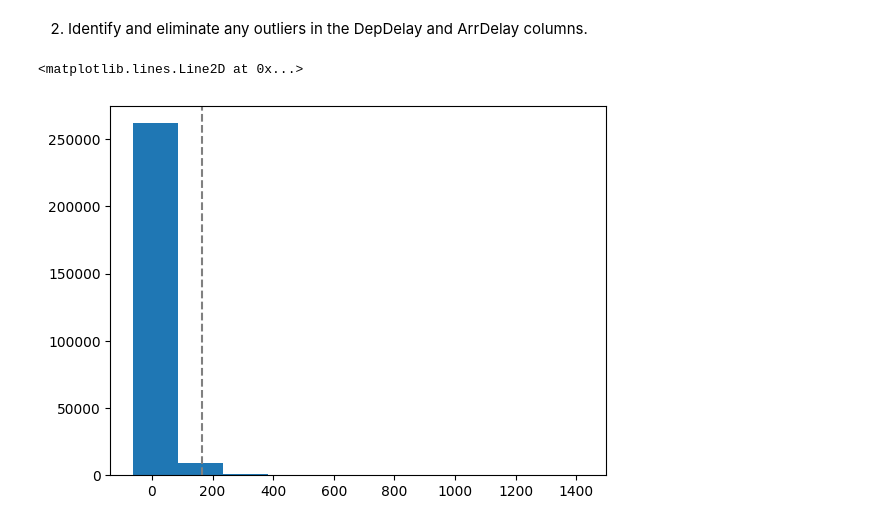
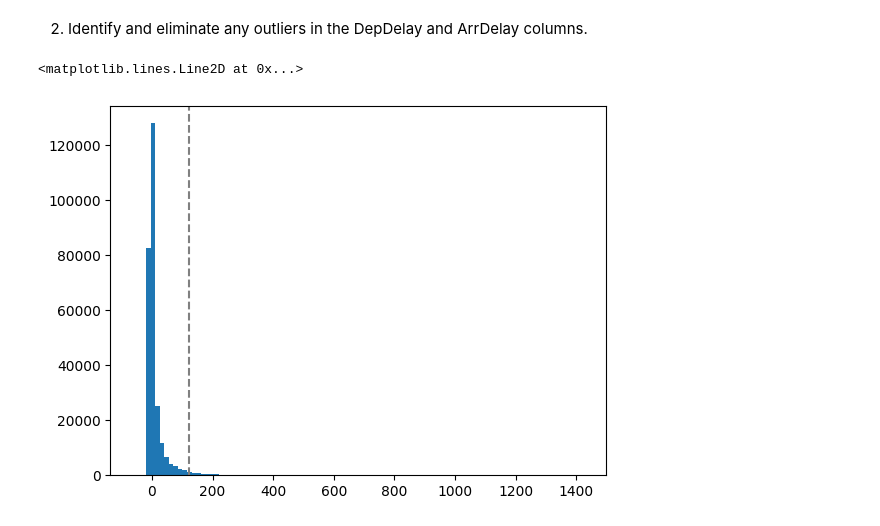
Before and after one commit to LuciaRavazzi/AzureML, a Jupyter notebook: AzureDataScientistAssociate/1_Create_Machine_Learning_Models/1_ExploreAndAnalyzeDataWithPython.ipynb, the cells around one changed output. Saved outputs shown, nothing was run; the diff lists cells and outputs as text; code cells hidden in the pictures.

```diff
--- a/AzureDataScientistAssociate/1_Create_Machine_Learning_Models/1_ExploreAndAnalyzeDataWithPython.ipynb
+++ b/AzureDataScientistAssociate/1_Create_Machine_Learning_Models/1_ExploreAndAnalyzeDataWithPython.ipynb
@@ -748,8 +746,8 @@ dtype: int64
 # %% [markdown]
 2. Identify and eliminate any outliers in the DepDelay and ArrDelay columns.
 # %%
-plt.hist(df[['DepDelay']])
-plt.axvline(np.percentile(df[['DepDelay']], 99), ls = '--', color = 'grey')
+plt.hist(df[['DepDelay']], bins = 100)
+plt.axvline(np.percentile(df[['DepDelay']], 98), ls = '--', color = 'grey')
 # %% [output]
 <matplotlib.lines.Line2D at 0x...>
-[figure, old version]
+[figure, new version]
```
Also changed, not shown: parts of 33 cells of this notebook, 1 other file.
